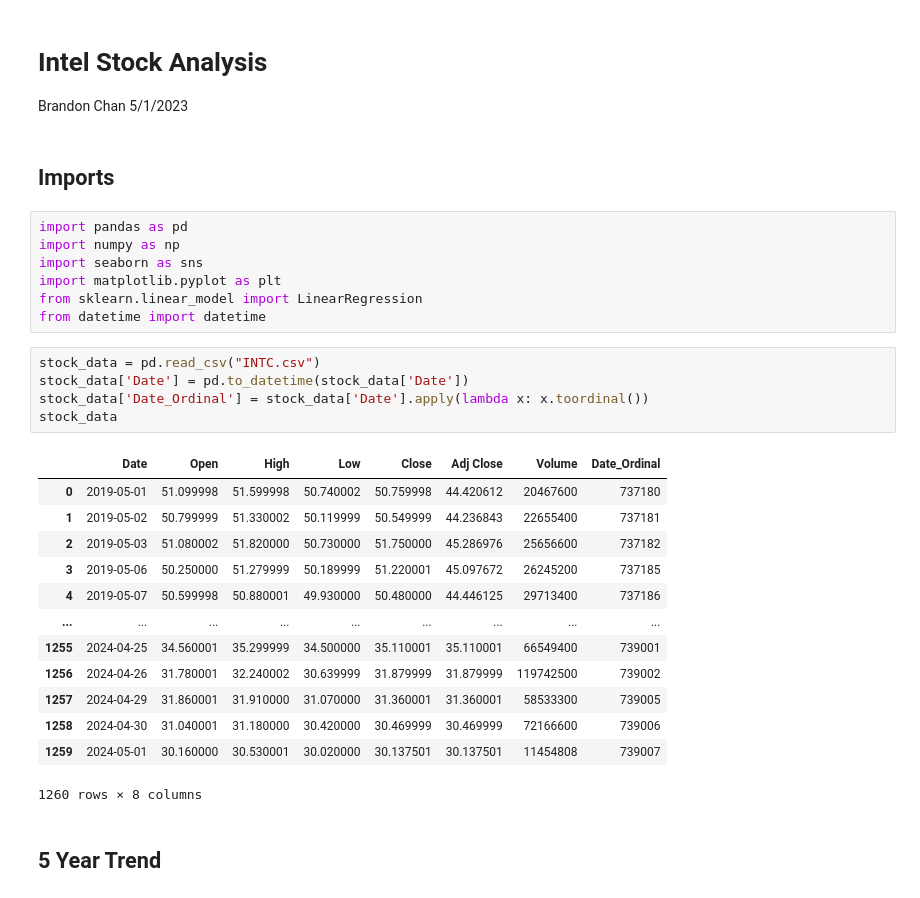
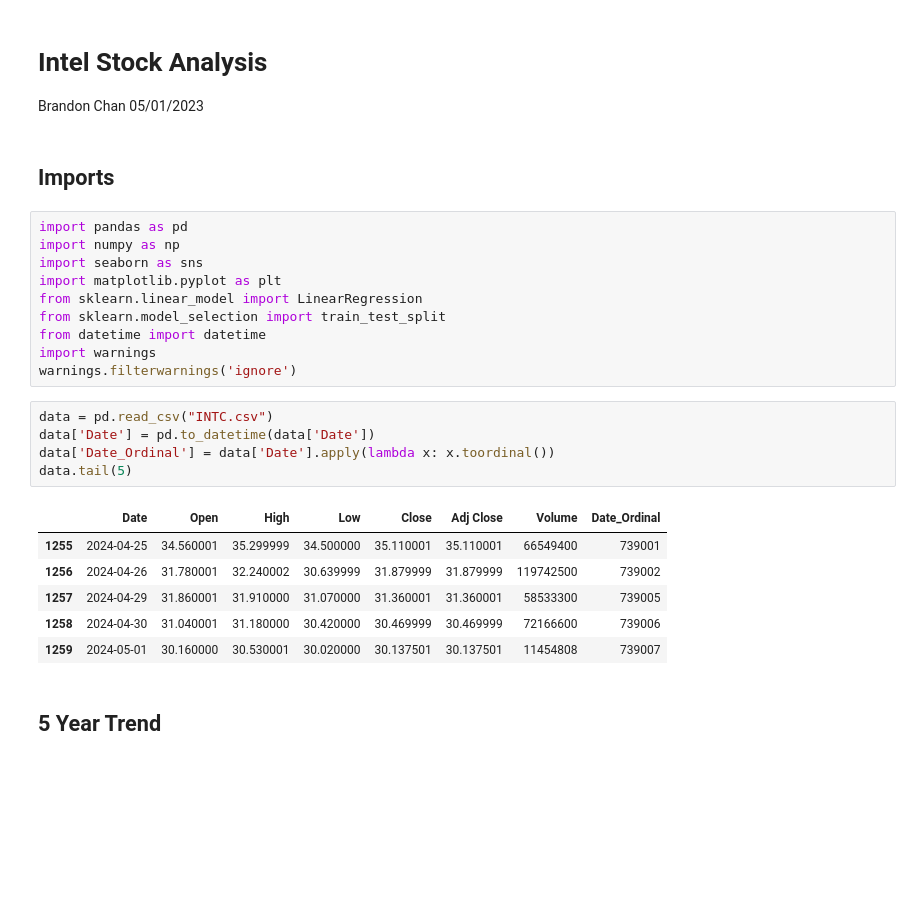
Before and after one commit to BrandonYChan/Investment, a Jupyter notebook: intel_analysis.ipynb, the cells around one changed output. Saved outputs shown, nothing was run; the diff lists cells and outputs as text; blank space fills up the shorter version.

```diff
--- a/intel_analysis.ipynb
+++ b/intel_analysis.ipynb
@@ -1,7 +1,7 @@
 # %% [markdown]
 # Intel Stock Analysis
 
-Brandon Chan 5/1/2023
+Brandon Chan 05/01/2023
 # %% [markdown]
 ## Imports
 # %%
@@ -10,26 +10,22 @@ import numpy as np
 import seaborn as sns
 import matplotlib.pyplot as plt
 from sklearn.linear_model import LinearRegression
+from sklearn.model_selection import train_test_split
 from datetime import datetime
+import warnings
+warnings.filterwarnings('ignore')
 # %%
-stock_data = pd.read_csv("INTC.csv")
-stock_data['Date'] = pd.to_datetime(stock_data['Date'])
-stock_data['Date_Ordinal'] = stock_data['Date'].apply(lambda x: x.toordinal())
-stock_data
+data = pd.read_csv("INTC.csv")
+data['Date'] = pd.to_datetime(data['Date'])
+data['Date_Ordinal'] = data['Date'].apply(lambda x: x.toordinal())
+data.tail(5)
 # %% [output]
 |  | Date | Open | High | Low | Close | Adj Close | Volume | Date_Ordinal |
-| 0 | 2019-05-01 | 51.099998 | 51.599998 | 50.740002 | 50.759998 | 44.420612 | 20467600 | 737180 |
-| 1 | 2019-05-02 | 50.799999 | 51.330002 | 50.119999 | 50.549999 | 44.236843 | 22655400 | 737181 |
-| 2 | 2019-05-03 | 51.080002 | 51.820000 | 50.730000 | 51.750000 | 45.286976 | 25656600 | 737182 |
-| 3 | 2019-05-06 | 50.250000 | 51.279999 | 50.189999 | 51.220001 | 45.097672 | 26245200 | 737185 |
-| 4 | 2019-05-07 | 50.599998 | 50.880001 | 49.930000 | 50.480000 | 44.446125 | 29713400 | 737186 |
-| ... | ... | ... | ... | ... | ... | ... | ... | ... |
 | 1255 | 2024-04-25 | 34.560001 | 35.299999 | 34.500000 | 35.110001 | 35.110001 | 66549400 | 739001 |
 | 1256 | 2024-04-26 | 31.780001 | 32.240002 | 30.639999 | 31.879999 | 31.879999 | 119742500 | 739002 |
 | 1257 | 2024-04-29 | 31.860001 | 31.910000 | 31.070000 | 31.360001 | 31.360001 | 58533300 | 739005 |
 | 1258 | 2024-04-30 | 31.040001 | 31.180000 | 30.420000 | 30.469999 | 30.469999 | 72166600 | 739006 |
 | 1259 | 2024-05-01 | 30.160000 | 30.530001 | 30.020000 | 30.137501 | 30.137501 | 11454808 | 739007 |
-1260 rows × 8 columns
 # %% [markdown]
 ## 5 Year Trend
 # %%
```
Also changed, not shown: parts of 18 cells of this notebook.
